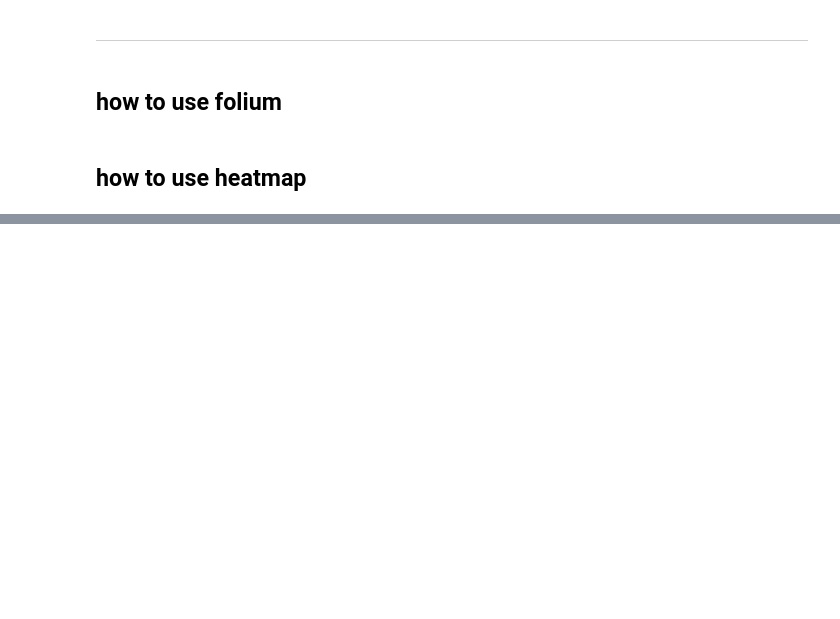
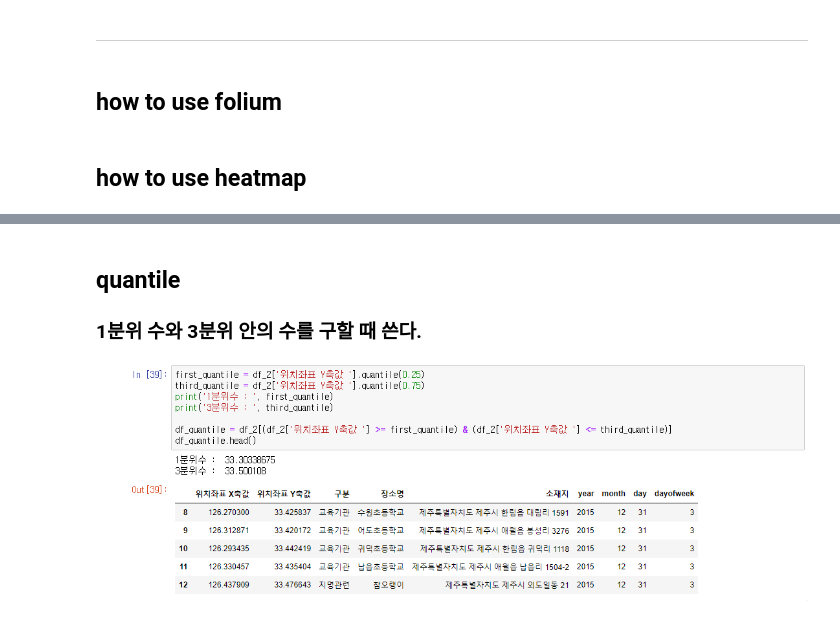
Before and after one commit to HayeonKimm/TIL, a Jupyter notebook: Python/Analysis methods/How to use Pandas.ipynb, the cells around one changed output, grey strips where cells are left out. Cells and saved outputs as stored; diff of their text form; code cells hidden in the pictures; blank space fills up the shorter version.

```diff
--- a/Python/Analysis methods/How to use Pandas.ipynb
+++ b/Python/Analysis methods/How to use Pandas.ipynb
@@ -158,0 +177,9 @@ m
+# %% [markdown]
+## quantile
+### 1분위 수와 3분위 안의 수를 구할 때 쓴다.
+# %%
+from IPython.display import Image
+
+Image("quantile.png") # code안에서 나오게 할 때
+# %% [output]
+[figure, added]
```
Also changed, not shown: parts of 4 cells of this notebook.
